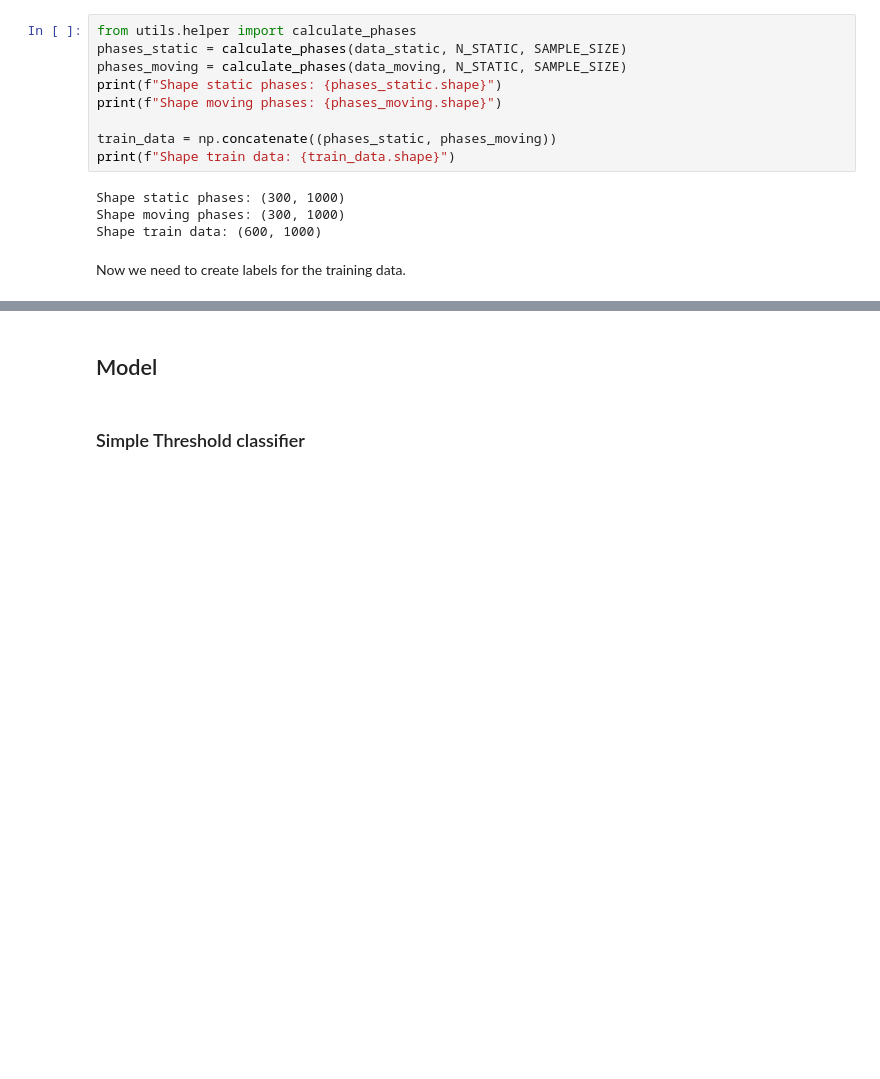
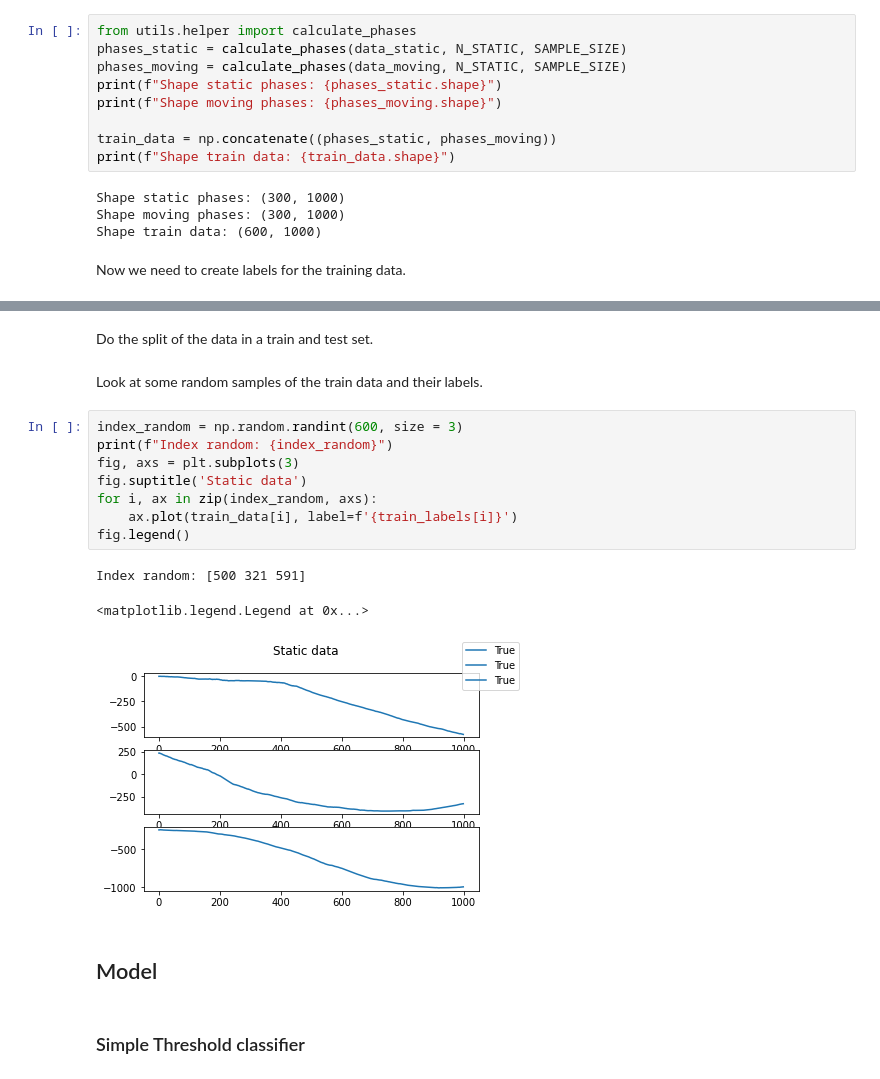
Before and after one commit to ml-lohi/hackathon-aachen, a Jupyter notebook: model.ipynb, the cells around one changed output, grey strips where cells are left out. Cells and saved outputs as stored; diff of their text form; blank space fills up the shorter version.

```diff
--- a/model.ipynb
+++ b/model.ipynb
@@ -71,3 +72,19 @@ axs[2].plot(train_X[400])
+# %% [markdown]
+Do the split of the data in a train and test set.
+# %% [markdown]
+Look at some random samples of the train data and their labels.
+# %%
+index_random = np.random.randint(600, size = 3)
+print(f"Index random: {index_random}")
+fig, axs = plt.subplots(3)
+fig.suptitle('Static data')
+for i, ax in zip(index_random, axs):
+    ax.plot(train_data[i], label=f'{train_labels[i]}')
+fig.legend()
+# %% [output]
+Index random: [500 321 591]
+<matplotlib.legend.Legend at 0x...>
+[figure, added]
 # %% [markdown]
 ## Model
 # %% [markdown]
```
Also changed, not shown: parts of 17 cells of this notebook, 1 other file.
